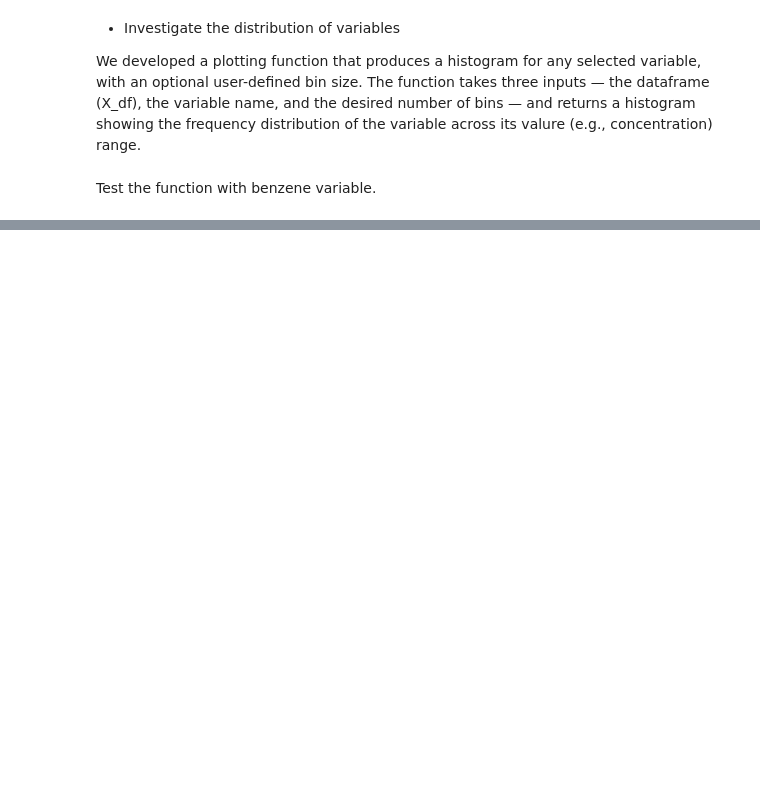
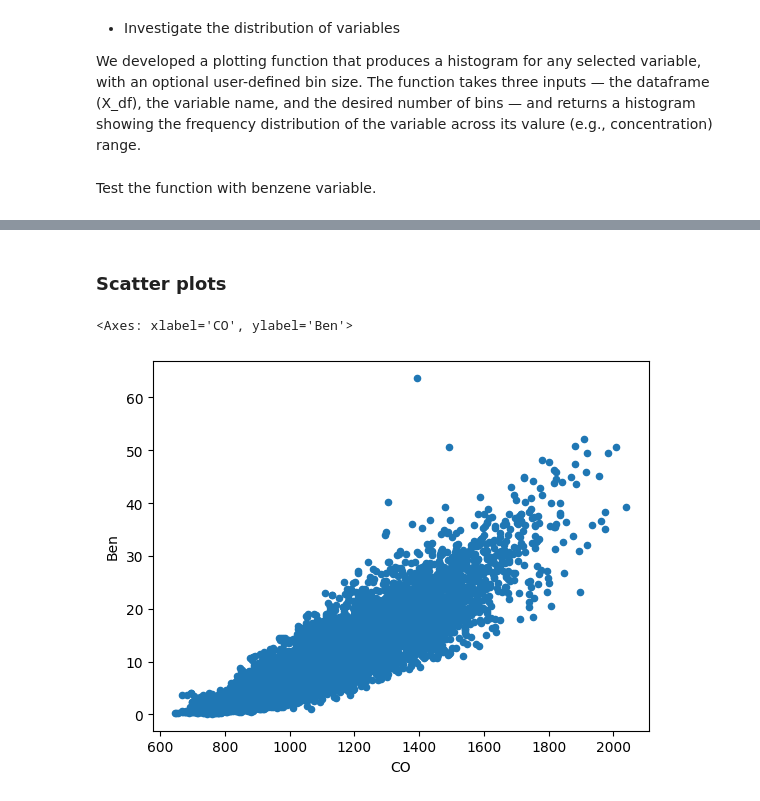
Before and after one commit to bingxiaochen/ST-554-Project1, a Jupyter notebook: Task2/Project1_Task2_Hui.ipynb, the cells around one changed output, grey strips where cells are left out. Saved outputs shown, nothing was run; the diff lists cells and outputs as text; code cells hidden in the pictures; blank space fills up the shorter version.

```diff
--- a/Task2/Project1_Task2_Hui.ipynb
+++ b/Task2/Project1_Task2_Hui.ipynb
@@ -221,0 +258,7 @@ plot_hist(X_df, "CO", bins = 15 )
+# %% [markdown]
+### Scatter plots
+# %%
+X_df.plot.scatter(x = "CO", y = "Ben")
+# %% [output]
+<Axes: xlabel='CO', ylabel='Ben'>
+[figure, added]
```
Also changed, not shown: parts of 17 cells of this notebook.
